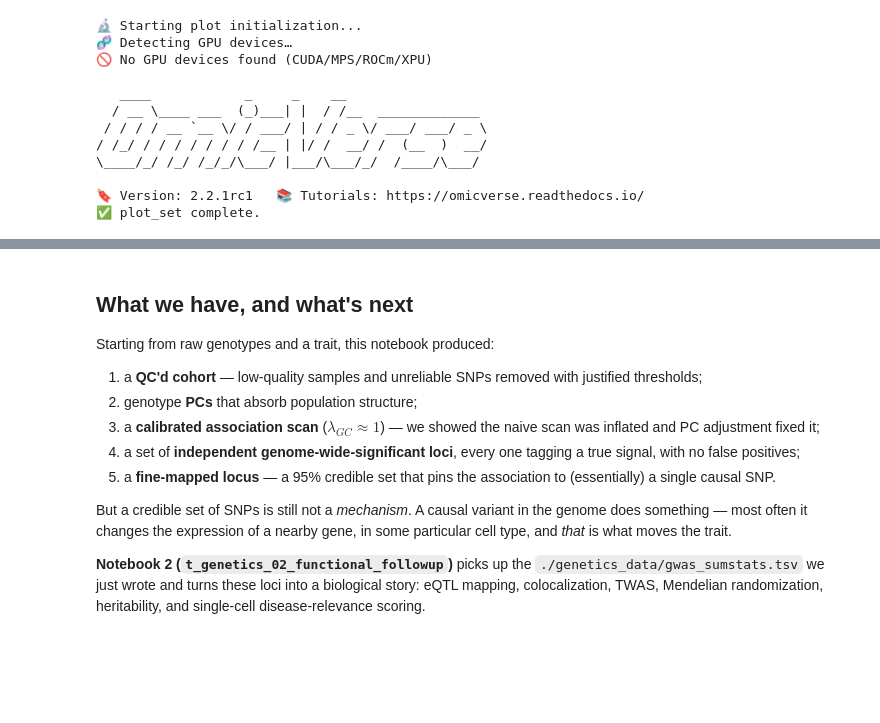
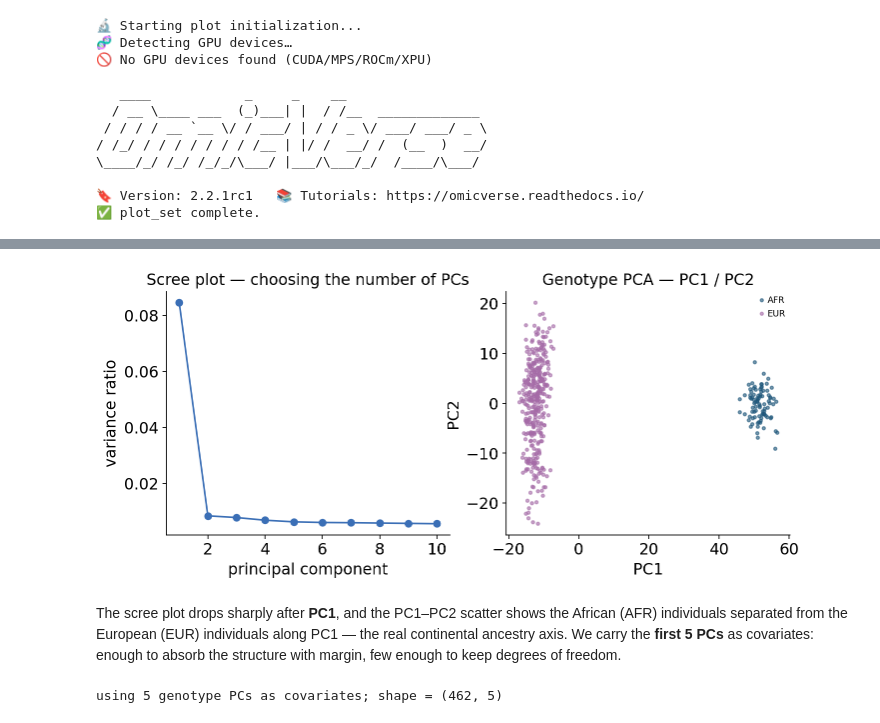
Before and after one commit to DBinary/omicverse-tutorials, a Jupyter notebook: docs/Tutorials-genetics/t_genetics_01_gwas_pipeline.ipynb, the cells around one changed output, grey strips where cells are left out. Saved outputs shown, nothing was run; the diff lists cells and outputs as text; code cells hidden in the pictures; blank space fills up the shorter version.

```diff
--- a/docs/Tutorials-genetics/t_genetics_01_gwas_pipeline.ipynb
+++ b/docs/Tutorials-genetics/t_genetics_01_gwas_pipeline.ipynb
@@ -563,24 +282,19 @@ wrote ./genetics_data/gwas_sumstats.tsv  (5993 SNPs, 11 columns)
-# %% [markdown]
-## What we have, and what's next
-
-Starting from raw genotypes and a trait, this notebook produced:
-
-1. a **QC'd cohort** — low-quality samples and unreliable SNPs removed
-   with justified thresholds;
-2. genotype **PCs** that absorb population structure;
-3. a **calibrated association scan** ($\lambda_{GC} \approx 1$) — we showed
-   the naive scan was inflated and PC adjustment fixed it;
-4. a set of **independent genome-wide-significant loci**, every one
-   tagging a true signal, with no false positives;
-5. a **fine-mapped locus** — a 95% credible set that pins the association
-   to (essentially) a single causal SNP.
-
-But a credible set of SNPs is still not a *mechanism*. A causal variant in
-the genome does something — most often it changes the expression of a
-nearby gene, in some particular cell type, and *that* is what moves the
-trait.
-
-**Notebook 2 (`t_genetics_02_functional_followup`)** picks up the
-`./genetics_data/gwas_sumstats.tsv` we just wrote and turns these loci
-into a biological story: eQTL mapping, colocalization, TWAS, Mendelian
-randomization, heritability, and single-cell disease-relevance scoring.
+# %%
+ov.genetics.pca_structure_plot(
+    pcs_all, var_ratio, labels=geno_qc.obs["super_population"],
+)
+plt.show()
+# %% [output]
+[figure, added]
+# %% [markdown]
+The scree plot drops sharply after **PC1**, and the PC1–PC2 scatter
+shows the African (AFR) individuals separated from the European (EUR)
+individuals along PC1 — the real continental ancestry axis. We carry the
+**first 5 PCs** as covariates: enough to absorb the structure with
+margin, few enough to keep degrees of freedom.
+# %%
+n_pcs = 5
+covariates = pcs_all[:, :n_pcs]
+print(f"using {n_pcs} genotype PCs as covariates; shape = {covariates.shape}")
+# %% [output]
+using 5 genotype PCs as covariates; shape = (462, 5)
```
Also changed, not shown: parts of 77 cells of this notebook, 2 other files.
